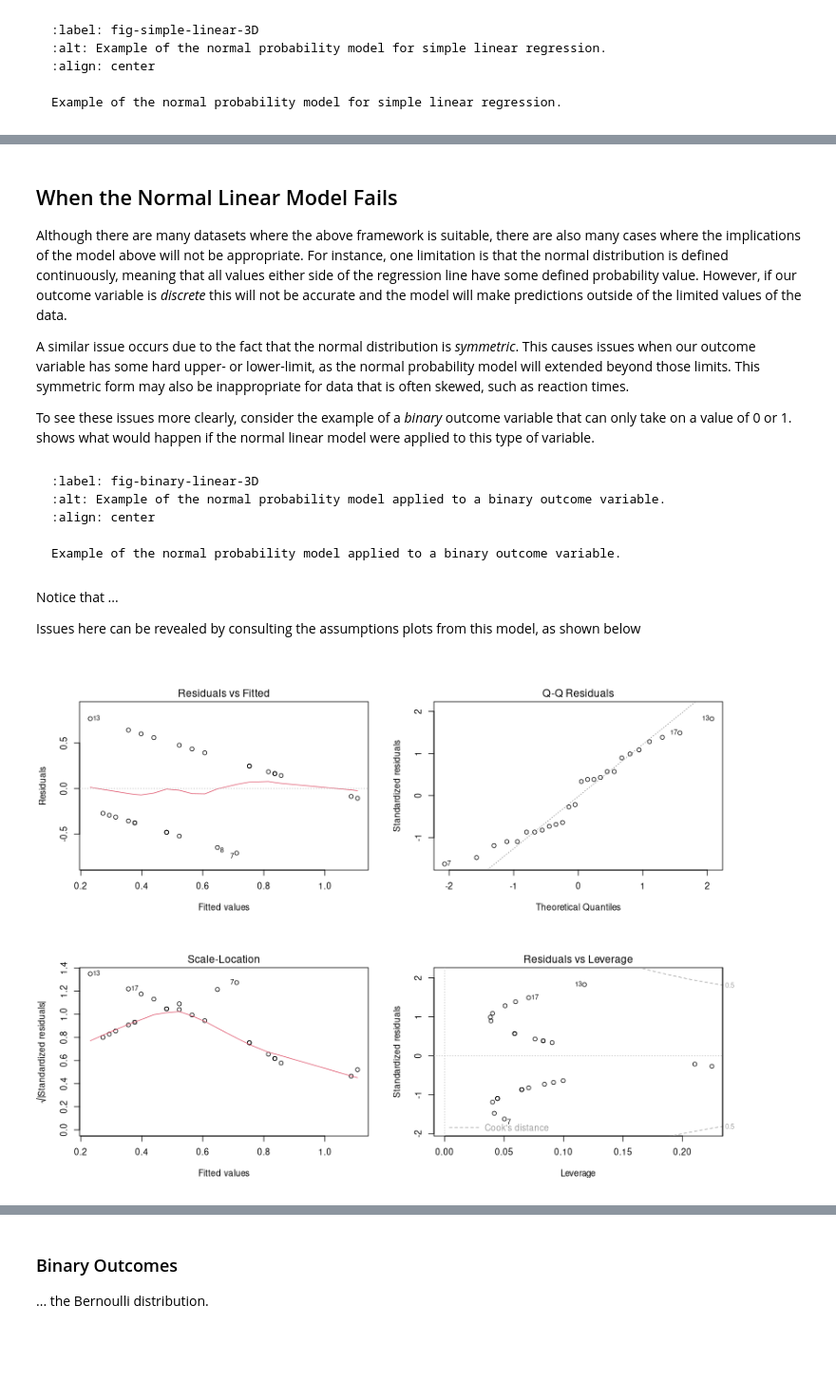
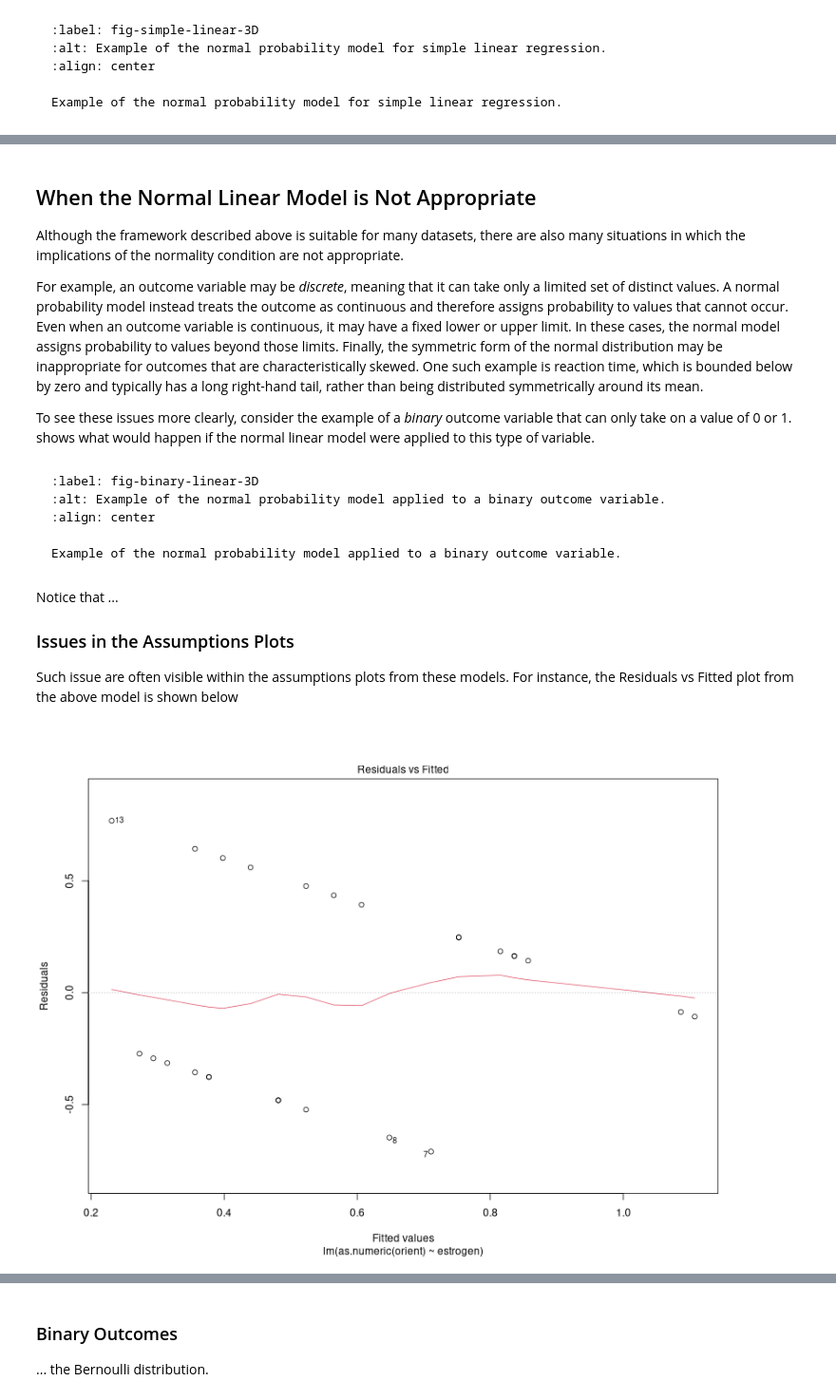
Before and after one commit to PCHN63112-Generalised-Linear-Mixed/extending-linear-models, a Jupyter notebook: 1.beyond-normal.ipynb, the cells around one changed output, grey strips where cells are left out. Shown at 95% size. Saved outputs shown, nothing was run; the diff lists cells and outputs as text; code cells hidden in the pictures; blank space fills up the shorter version.

```diff
--- a/1.beyond-normal.ipynb
+++ b/1.beyond-normal.ipynb
@@ -35,8 +27,8 @@ Example of the normal probability model for simple linear regression.
 # %% [markdown]
-## When the Normal Linear Model Fails
-Although there are many datasets where the above framework is suitable, there are also many cases where the implications of the model above will not be appropriate. For instance, one limitation is that the normal distribution is defined continuously, meaning that all values either side of the regression line have some defined probability value. However, if our outcome variable is *discrete* this will not be accurate and the model will make predictions outside of the limited values of the data.
+## When the Normal Linear Model is Not Appropriate
+Although the framework described above is suitable for many datasets, there are also many situations in which the implications of the normality condition are not appropriate.
 
-A similar issue occurs due to the fact that the normal distribution is *symmetric*. This causes issues when our outcome variable has some hard upper- or lower-limit, as the normal probability model will extended beyond those limits. This symmetric form may also be inappropriate for data that is often skewed, such as reaction times.
+For example, an outcome variable may be *discrete*, meaning that it can take only a limited set of distinct values. A normal probability model instead treats the outcome as continuous and therefore assigns probability to values that cannot occur. Even when an outcome variable is continuous, it may have a fixed lower or upper limit. In these cases, the normal model assigns probability to values beyond those limits. Finally, the symmetric form of the normal distribution may be inappropriate for outcomes that are characteristically skewed. One such example is reaction time, which is bounded below by zero and typically has a long right-hand tail, rather than being distributed symmetrically around its mean.
 
 To see these issues more clearly, consider the example of a *binary* outcome variable that can only take on a value of 0 or 1. [](#fig-binary-linear-3D) shows what would happen if the normal linear model were applied to this type of variable.
 # %% [markdown]
@@ -51,16 +43,15 @@ Example of the normal probability model applied to a binary outcome variable.
 # %% [markdown]
 Notice that ...
 
-Issues here can be revealed by consulting the assumptions plots from this model, as shown below
+### Issues in the Assumptions Plots
+Such issue are often visible within the assumptions plots from these models. For instance, the Residuals vs Fitted plot from the above model is shown below
 # %%
 library('faraway')
 data(hormone)
-par(mfrow=c(2,2))
 hormone$orient <- as.numeric(hormone$orientation)
 hormone$orient[hormone$orient == 2] <- 0
 mod <- lm(as.numeric(orient) ~ estrogen, data=hormone)
-plot(mod)
-par(mfrow=c(1,1))
+plot(mod, which=1)
 # %% [output]
-[figure, old version]
+[figure, new version]
 # %% [markdown]
```
Also changed, not shown: parts of 10 cells of this notebook, 1 other file.
